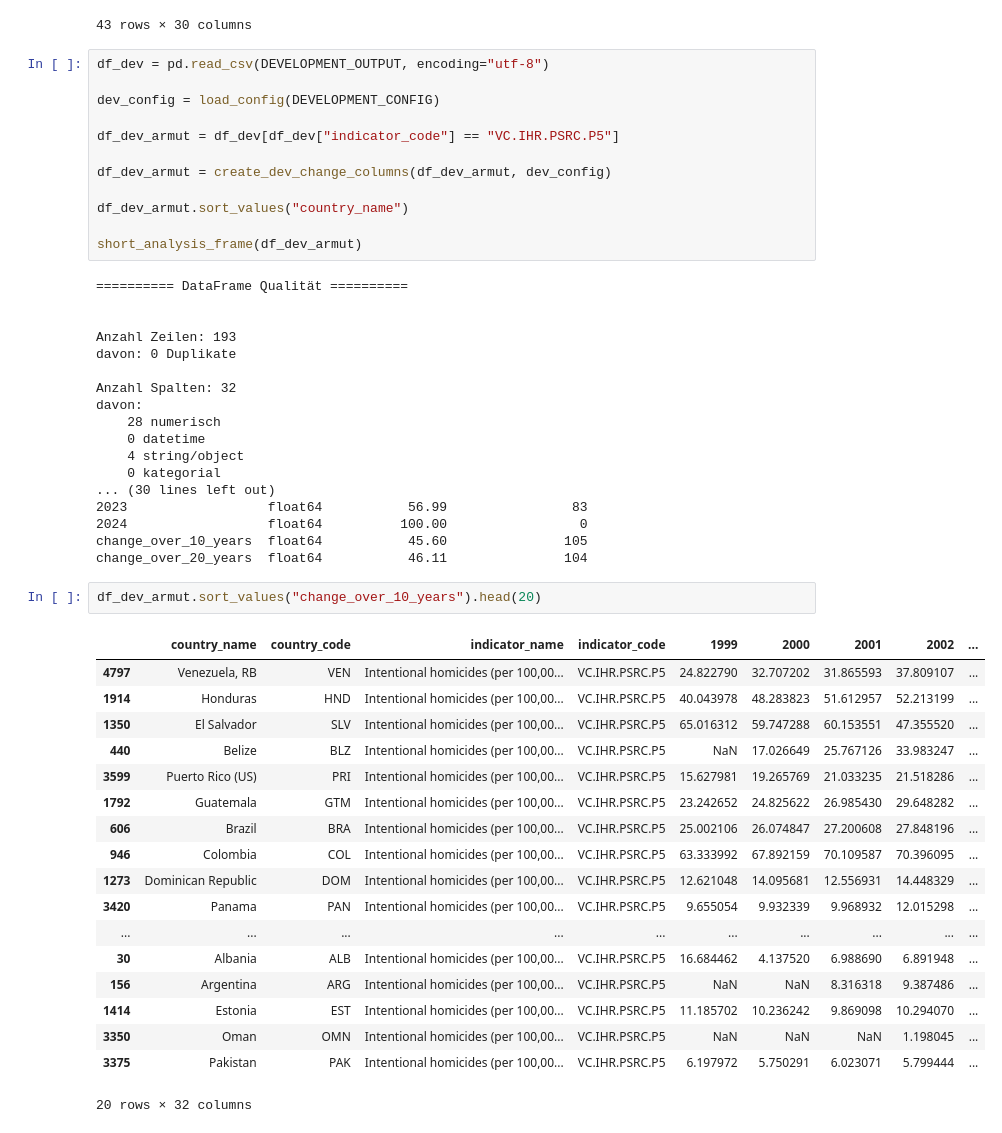
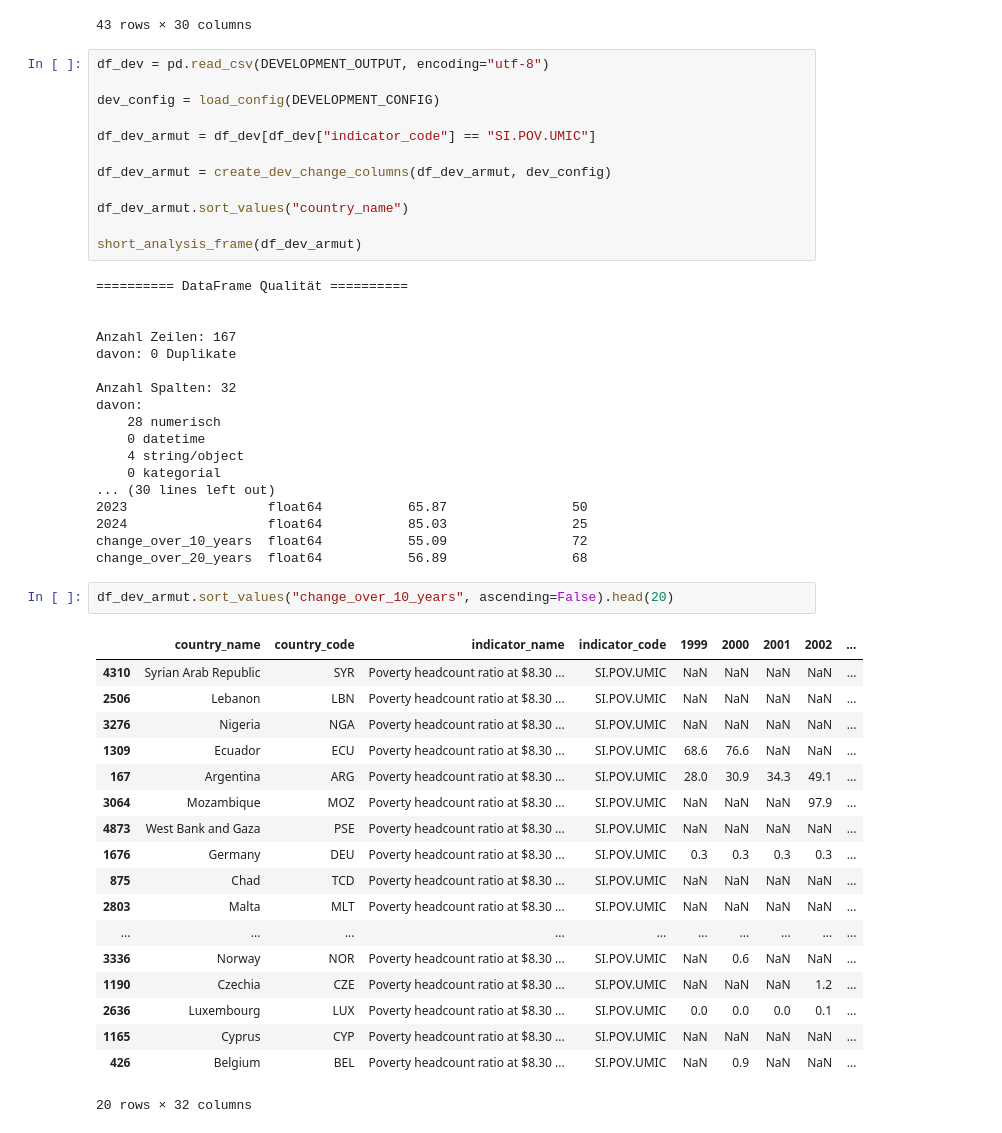
Before and after one commit to EckbertRadieschen/Analysis-App---Bildung-Entwicklung-international-, a Jupyter notebook: notebooks/abschlussprojekt.ipynb, the cells around one changed output. Cells and saved outputs as stored; diff of their text form.

```diff
--- a/notebooks/abschlussprojekt.ipynb
+++ b/notebooks/abschlussprojekt.ipynb
@@ -484,7 +493,7 @@ df_dev = pd.read_csv(DEVELOPMENT_OUTPUT, encoding="utf-8")
 
 dev_config = load_config(DEVELOPMENT_CONFIG)
 
-df_dev_armut = df_dev[df_dev["indicator_code"] == "VC.IHR.PSRC.P5"]
+df_dev_armut = df_dev[df_dev["indicator_code"] == "SI.POV.UMIC"]
 
 df_dev_armut = create_dev_change_columns(df_dev_armut, dev_config)
 
@@ -495,7 +504,7 @@ short_analysis_frame(df_dev_armut)
 ========== DataFrame Qualität ==========
 
 
-Anzahl Zeilen: 193
+Anzahl Zeilen: 167
 davon: 0 Duplikate
 
 Anzahl Spalten: 32
@@ -505,28 +514,28 @@ davon:
     4 string/object
     0 kategorial
 ... (30 lines left out)
-2023                  float64           56.99                83
-2024                  float64          100.00                 0
-change_over_10_years  float64           45.60               105
-change_over_20_years  float64           46.11               104
+2023                  float64           65.87                50
+2024                  float64           85.03                25
+change_over_10_years  float64           55.09                72
+change_over_20_years  float64           56.89                68
 # %%
-df_dev_armut.sort_values("change_over_10_years").head(20)
+df_dev_armut.sort_values("change_over_10_years", ascending=False).head(20)
 # %% [output]
 |  | country_name | country_code | indicator_name | indicator_code | 1999 | 2000 | 2001 | 2002 | ... |
-| 4797 | Venezuela, RB | VEN | Intentional homicides (per 100,00... | VC.IHR.PSRC.P5 | 24.822790 | 32.707202 | 31.865593 | 37.809107 | ... |
-| 1914 | Honduras | HND | Intentional homicides (per 100,00... | VC.IHR.PSRC.P5 | 40.043978 | 48.283823 | 51.612957 | 52.213199 | ... |
-| 1350 | El Salvador | SLV | Intentional homicides (per 100,00... | VC.IHR.PSRC.P5 | 65.016312 | 59.747288 | 60.153551 | 47.355520 | ... |
-| 440 | Belize | BLZ | Intentional homicides (per 100,00... | VC.IHR.PSRC.P5 | NaN | 17.026649 | 25.767126 | 33.983247 | ... |
-| 3599 | Puerto Rico (US) | PRI | Intentional homicides (per 100,00... | VC.IHR.PSRC.P5 | 15.627981 | 19.265769 | 21.033235 | 21.518286 | ... |
-| 1792 | Guatemala | GTM | Intentional homicides (per 100,00... | VC.IHR.PSRC.P5 | 23.242652 | 24.825622 | 26.985430 | 29.648282 | ... |
-| 606 | Brazil | BRA | Intentional homicides (per 100,00... | VC.IHR.PSRC.P5 | 25.002106 | 26.074847 | 27.200608 | 27.848196 | ... |
-| 946 | Colombia | COL | Intentional homicides (per 100,00... | VC.IHR.PSRC.P5 | 63.333992 | 67.892159 | 70.109587 | 70.396095 | ... |
-| 1273 | Dominican Republic | DOM | Intentional homicides (per 100,00... | VC.IHR.PSRC.P5 | 12.621048 | 14.095681 | 12.556931 | 14.448329 | ... |
-| 3420 | Panama | PAN | Intentional homicides (per 100,00... | VC.IHR.PSRC.P5 | 9.655054 | 9.932339 | 9.968932 | 12.015298 | ... |
+| 4310 | Syrian Arab Republic | SYR | Poverty headcount ratio at $8.30 ... | SI.POV.UMIC | NaN | NaN | NaN | NaN | ... |
+| 2506 | Lebanon | LBN | Poverty headcount ratio at $8.30 ... | SI.POV.UMIC | NaN | NaN | NaN | NaN | ... |
+| 3276 | Nigeria | NGA | Poverty headcount ratio at $8.30 ... | SI.POV.UMIC | NaN | NaN | NaN | NaN | ... |
+| 1309 | Ecuador | ECU | Poverty headcount ratio at $8.30 ... | SI.POV.UMIC | 68.6 | 76.6 | NaN | NaN | ... |
+| 167 | Argentina | ARG | Poverty headcount ratio at $8.30 ... | SI.POV.UMIC | 28.0 | 30.9 | 34.3 | 49.1 | ... |
+| 3064 | Mozambique | MOZ | Poverty headcount ratio at $8.30 ... | SI.POV.UMIC | NaN | NaN | NaN | 97.9 | ... |
+| 4873 | West Bank and Gaza | PSE | Poverty headcount ratio at $8.30 ... | SI.POV.UMIC | NaN | NaN | NaN | NaN | ... |
+| 1676 | Germany | DEU | Poverty headcount ratio at $8.30 ... | SI.POV.UMIC | 0.3 | 0.3 | 0.3 | 0.3 | ... |
+| 875 | Chad | TCD | Poverty headcount ratio at $8.30 ... | SI.POV.UMIC | NaN | NaN | NaN | NaN | ... |
+| 2803 | Malta | MLT | Poverty headcount ratio at $8.30 ... | SI.POV.UMIC | NaN | NaN | NaN | NaN | ... |
 | ... | ... | ... | ... | ... | ... | ... | ... | ... | ... |
-| 30 | Albania | ALB | Intentional homicides (per 100,00... | VC.IHR.PSRC.P5 | 16.684462 | 4.137520 | 6.988690 | 6.891948 | ... |
-| 156 | Argentina | ARG | Intentional homicides (per 100,00... | VC.IHR.PSRC.P5 | NaN | NaN | 8.316318 | 9.387486 | ... |
-| 1414 | Estonia | EST | Intentional homicides (per 100,00... | VC.IHR.PSRC.P5 | 11.185702 | 10.236242 | 9.869098 | 10.294070 | ... |
-| 3350 | Oman | OMN | Intentional homicides (per 100,00... | VC.IHR.PSRC.P5 | NaN | NaN | NaN | 1.198045 | ... |
-| 3375 | Pakistan | PAK | Intentional homicides (per 100,00... | VC.IHR.PSRC.P5 | 6.197972 | 5.750291 | 6.023071 | 5.799444 | ... |
+| 3336 | Norway | NOR | Poverty headcount ratio at $8.30 ... | SI.POV.UMIC | NaN | 0.6 | NaN | NaN | ... |
+| 1190 | Czechia | CZE | Poverty headcount ratio at $8.30 ... | SI.POV.UMIC | NaN | NaN | NaN | 1.2 | ... |
+| 2636 | Luxembourg | LUX | Poverty headcount ratio at $8.30 ... | SI.POV.UMIC | 0.0 | 0.0 | 0.0 | 0.1 | ... |
+| 1165 | Cyprus | CYP | Poverty headcount ratio at $8.30 ... | SI.POV.UMIC | NaN | NaN | NaN | NaN | ... |
+| 426 | Belgium | BEL | Poverty headcount ratio at $8.30 ... | SI.POV.UMIC | NaN | 0.9 | NaN | NaN | ... |
 20 rows × 32 columns
```
Also changed, not shown: parts of 7 cells of this notebook, 6 other files.
